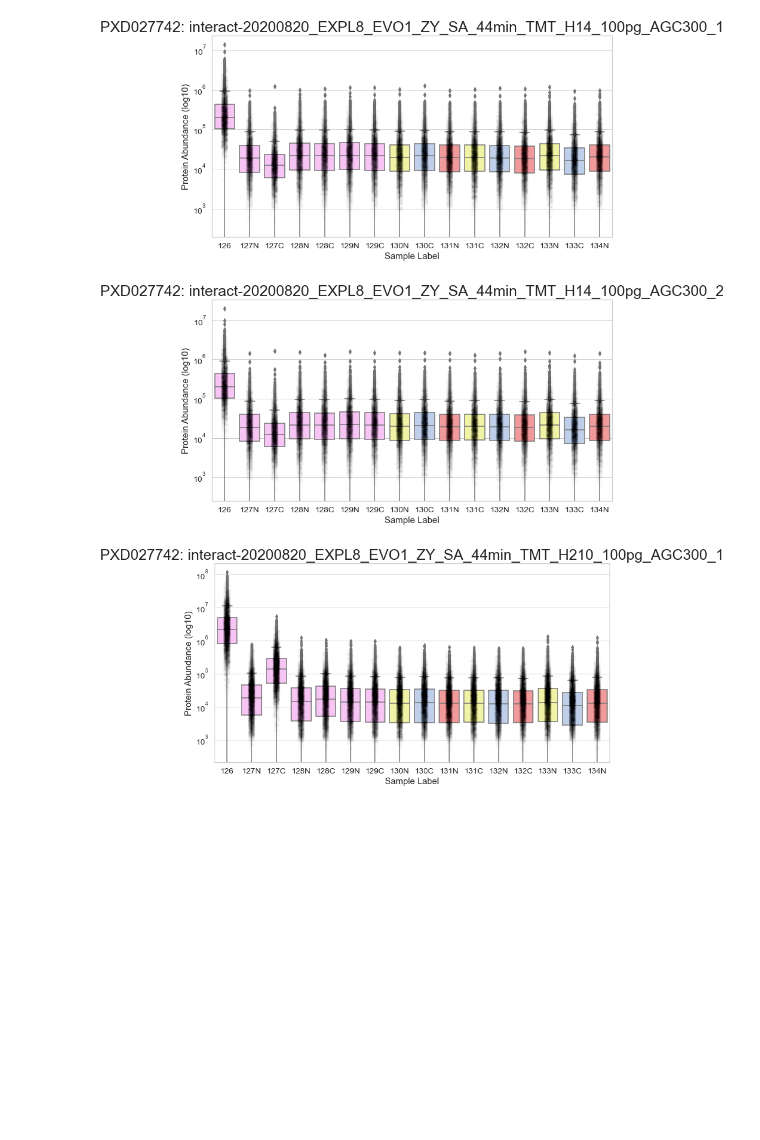
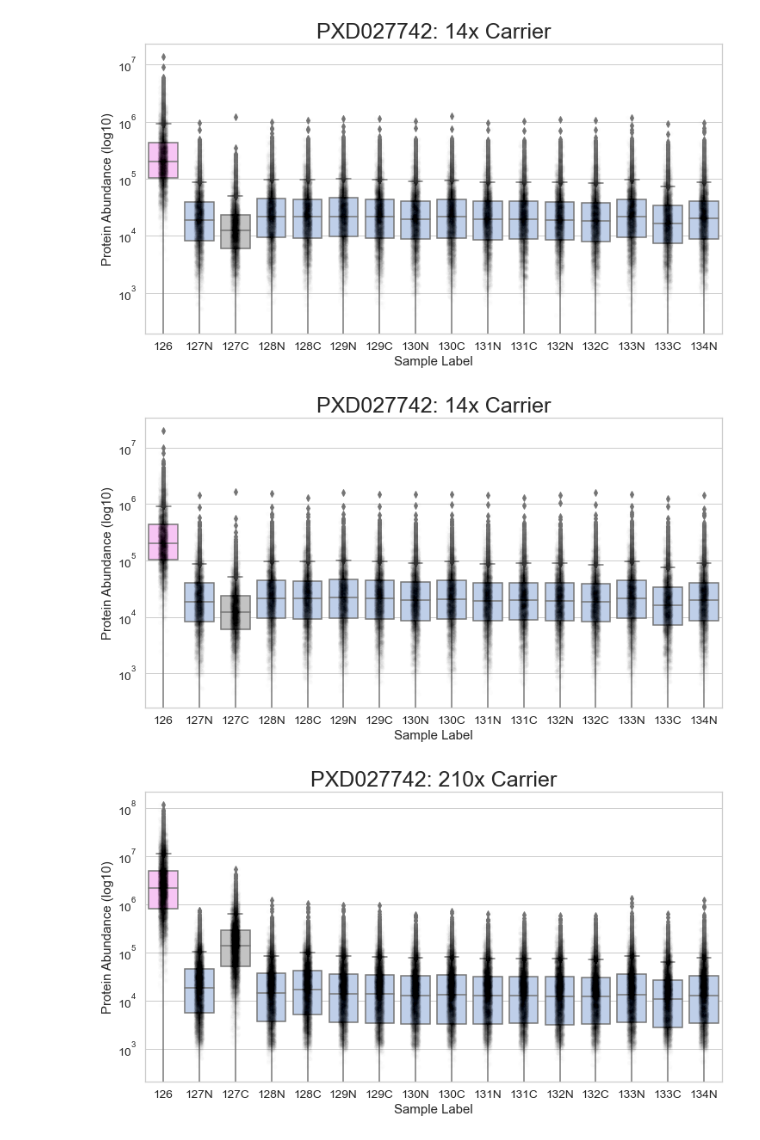
Before and after one commit to PayneLab/TMT_QC, a Jupyter notebook: Protein Abundance Graphic.ipynb, the cells around one changed output. Cells and saved outputs as stored; diff of their text form; code cells hidden in the pictures; blank space fills up the shorter version.

```diff
--- a/Protein Abundance Graphic.ipynb
+++ b/Protein Abundance Graphic.ipynb
@@ -9,16 +9,14 @@ dataset_id = "PXD027742" # Indicate Dataset Here
 #Datasets: PXD027742, MSV000086004, MSV000086809
 
 filepath = dataset_id + "/psm.TSV"
-info_path = dataset_id + "sdrf.xlsx" # Decide on what file extension to use for sdrf files
+info_path = dataset_id + "/sdrf.xlsx" # Decide on what file extension to use for sdrf files
 
 psm_df = pd.read_csv(filepath, delimiter = "\t")
-sdrf_df = pd.read_csv(info_path, delimiter = "\t")
+sdrf_df = pd.read_excel(info_path)
 
 psm_df = psm_df.loc[psm_df["PeptideProphet Probability"] > 0.95]
 
 datasets = psm_df["Spectrum File"].unique()
-
-
 
 # psm_df["File_Name"] = psm_df["Spectrum File"].str.extract(r"^(?:.+\\)*(.+)\.pep\.xml$") # Likely will not be needed
 
@@ -27,24 +25,21 @@ psm_df = psm_df.rename(columns={'sample-01': '126', 'sample-02': '127C', 'sample
                                'sample-12': '132C', 'sample-13': '132N', 'sample-14': '133C', 'sample-15': '133N', 'sample-16': '134N'})
 
 psm_df = pd.melt(psm_df, id_vars=['Spectrum File'], value_vars=["126","127C","127N","128C","128N","129C","129N","130C",
-                                                          "130N","131C","131N","132C","132N","133C","133N","134N"])
+                                                                "130N","131C","131N","132C","132N","133C","133N","134N"])
 
-color_match = {"boost": "#FFBDFC", "reference": "#FCFF99", "blank": "#C3C3C3", "single": "#B8CDF0"}
+
 
 data_dict = {}
 info_dict = {}
 for dataset in datasets:
     data_dict[dataset] = psm_df.loc[psm_df["Spectrum File"] == dataset]
-    info_dict[dataset] = sdrf_df.loc[psm_df["Spectrum File"] == dataset]
+    info_dict[dataset] = sdrf_df.loc[sdrf_df["file name"] == dataset]
 
-    curr_df = data_dict[dataset]
-
-    curr_df["Color"] # Move this line before the for loop
 
 
 # psm_df = psm_df.loc[(psm_df["Spectrum File"] == "D:\\Users\\PCL_user\\Mass_Spec\\data\\TMT_sc_data\\Datasets\\MSV000086004\\output\\interact-hs0105.pep.xml")]
 
-print(datasets)
+psm_df
 
 # psm_df["value"] = psm_df["value"].apply(np.log10)
 # psm_df["value"] = np.log10(psm_df["value"].replace(0, np.nan))
@@ -99,36 +61,55 @@ plt.show()
 # color_match = {"126": "#FFBDFC", "127N": "#FFBDFC", "127C": "#FFBDFC", "128N": "#FFBDFC",  "128C": "#FFBDFC",
 #                "129N": "#FFBDFC", "129C": "#FFBDFC", "130N": "#FCFF99", "130C": "#B8CDF0", "131N": "#FF8C8E",
 #                "131C": "#FCFF99", "132N": "#B8CDF0", "132C": "#FF8C8E", "133N": "#FCFF99", "133C": "#B8CDF0", "134N": "#FF8C8E"}
 
-color_match = {"boost": "#FFBDFC", "reference": "#FCFF99", "blank": "#C3C3C3", "single": "#B8CDF0"}
+
 
 for dataset in datasets:
     curr_df = data_dict[dataset]
+    info_df = info_dict[dataset]
+
+    info_df.reset_index(drop=True, inplace=True)
+
+    channel_colors = {"boost": "#FFBDFC", "reference": "#FCFF99", "blank": "#C3C3C3", "single": "#B8CDF0"}
+
+    # build a new color_match dictionary using the label and type columns from info_dict
+
+    channels = info_df["label"]
+    color_match = {}
+    boost_volume = 0
+
+    for channel in channels:
+        row = info_df.index[info_df["label"] == channel].tolist()[0]
+        channel_type = info_df["type"].iloc[row]
+        if (channel_type == "boost"):
+            boost_volume += info_df["cell_equivalents"].iloc[row]
+
+        color_match[str(channel)] = channel_colors[channel_type]
 
     plt.figure(figsize=(12, 6.2025)) # Original: (16, 8.27)
     # sns.set_palette(sns.color_palette(colors))
 
     sns.set(font_scale=1.25)
     sns.set_style("whitegrid")
 
     boxplot = sns.boxplot(data=curr_df, x="variable", y="value", palette = color_match,
                       order=["126","127N","127C","128N","128C","129N","129C","130N",
                              "130C","131N","131C","132N","132C","133N","133C","134N"])
 
-    boxplot.set_title(dataset_id + ": " + dataset, fontsize=25)
+    boxplot.set_title(dataset_id + ": " + str(round(boost_volume)) + "x Carrier", fontsize=25)
     boxplot = sns.stripplot(data=curr_df, x="variable", y="value", color='0', jitter=True, alpha=0.01,
                      order=["126","127N","127C","128N","128C","129N","129C","130N",
                             "130C","131N","131C","132N","132C","133N","133C","134N"])
 
     boxplot.set(xlabel="Sample Label", ylabel="Protein Abundance (log10)")
 
     # plt.legend(labels=['legendEntry1', 'legendEntry2', 'legendEntry3', 'legendEntry4', 'legendEntry5', '6', '7', '8'])
     # sns.move_legend(boxplot, "center left")
 
     plt.yscale('log')
-    plt.savefig(dataset_id + "/" + dataset + "_abundance_figure.png", dpi=400)
+    # plt.savefig(dataset_id + "/" + dataset + "_abundance_figure.png", dpi=400)
     plt.show()
 # %% [output]
-[figure, old version]
+[figure, new version]
-[figure, old version]
+[figure, new version]
-[figure, old version]
+[figure, new version]
```
Also changed, not shown: parts of 4 cells of this notebook, 4 other files.
